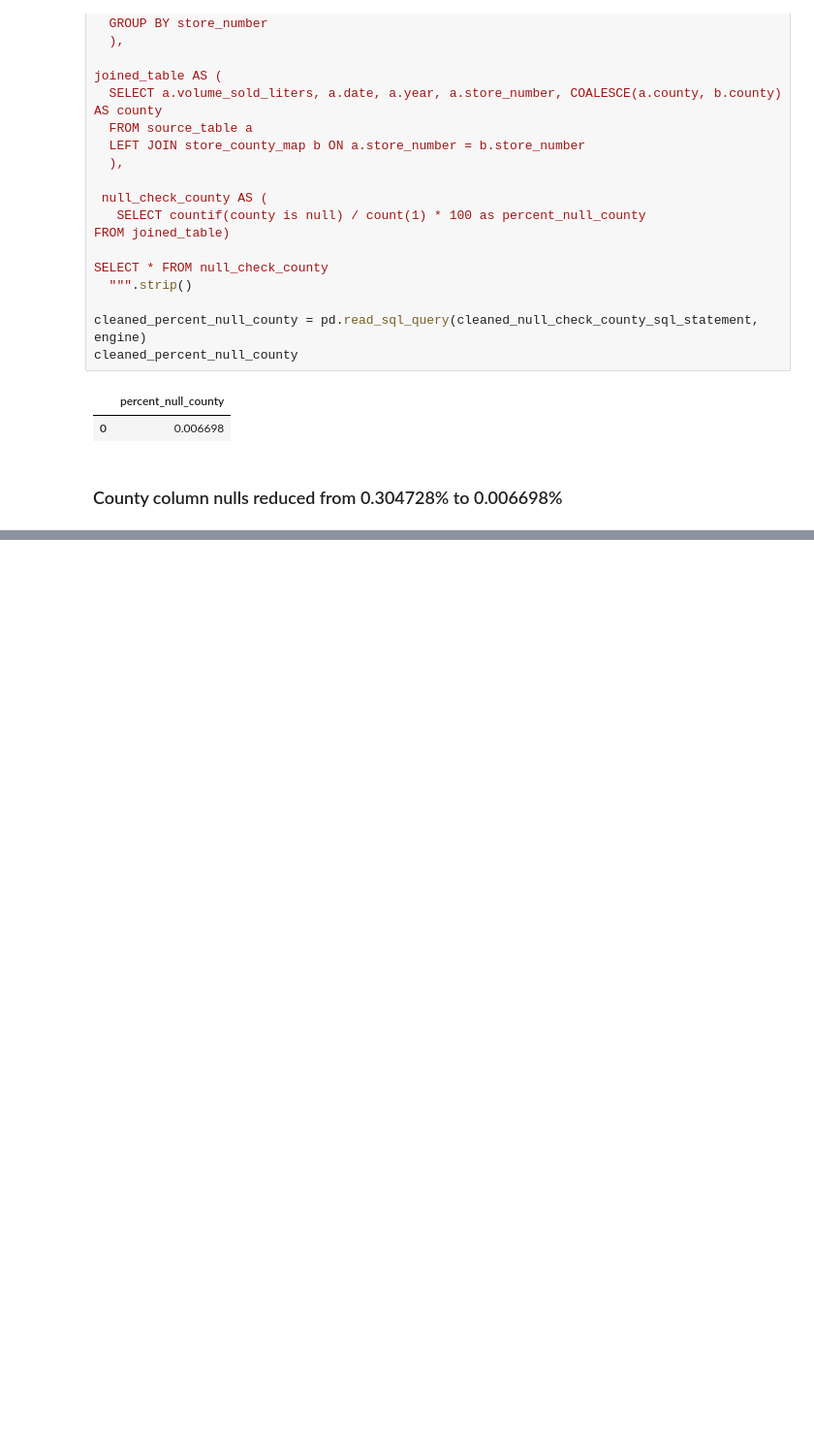
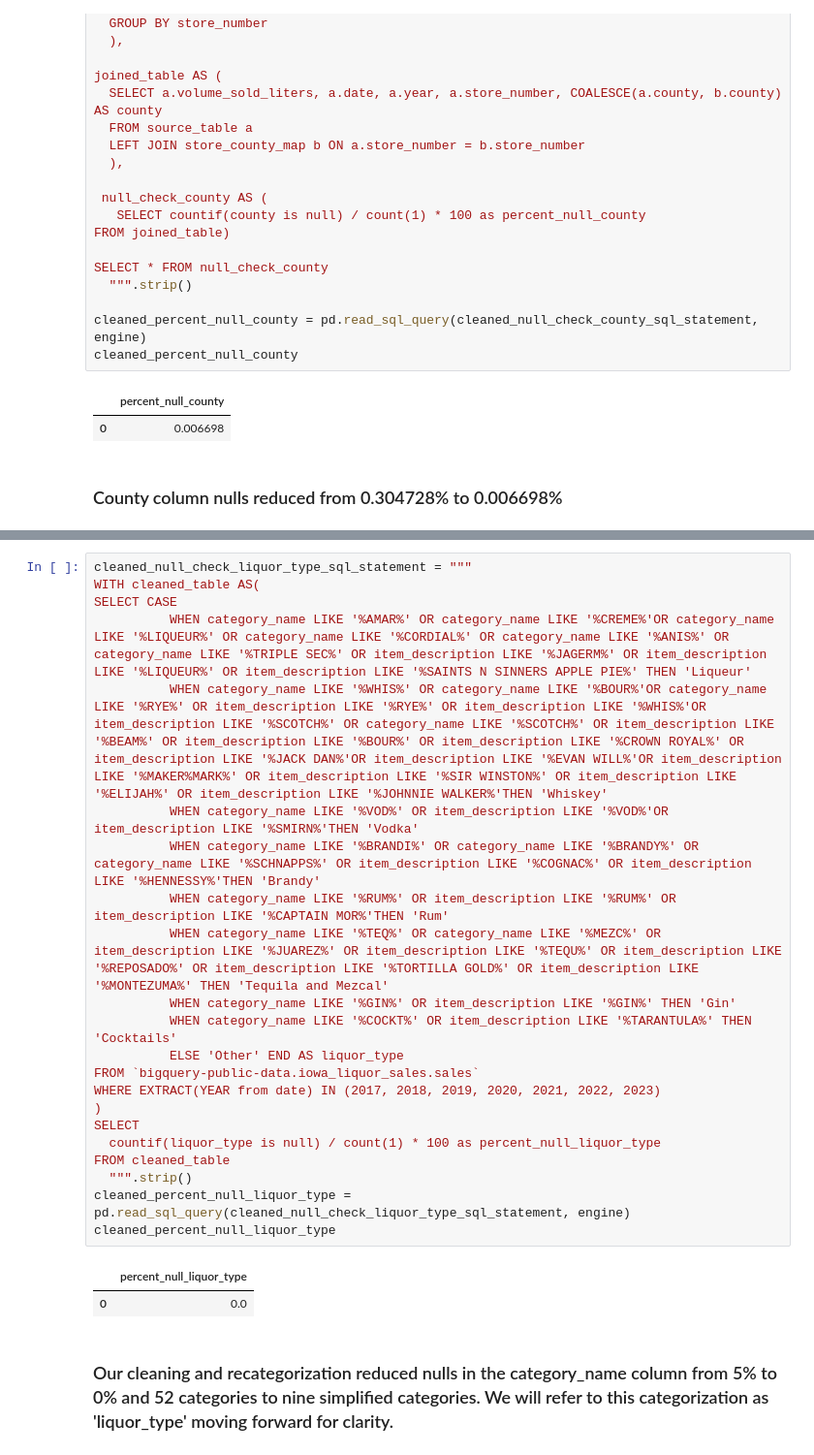
Before and after one commit to amoutafian/iowa_liquor_project, a Jupyter notebook: Iowa_liquor_wrangling.ipynb, the cells around one changed output, grey strips where cells are left out. Shown at 97% size. Cells and saved outputs as stored; diff of their text form; blank space fills up the shorter version.

```diff
--- a/Iowa_liquor_wrangling.ipynb
+++ b/Iowa_liquor_wrangling.ipynb
@@ -147,0 +190,27 @@ cleaned_percent_null_county
+# %%
+cleaned_null_check_liquor_type_sql_statement = """
+WITH cleaned_table AS(
+SELECT CASE
+          WHEN category_name LIKE '%AMAR%' OR category_name LIKE '%CREME%'OR category_name LIKE '%LIQUEUR%' OR category_name LIKE '%CORDIAL%' OR category_name LIKE '%ANIS%' OR category_name LIKE '%TRIPLE SEC%' OR item_description LIKE '%JAGERM%' OR item_description LIKE '%LIQUEUR%' OR item_description LIKE '%SAINTS N SINNERS APPLE PIE%' THEN 'Liqueur'
+          WHEN category_name LIKE '%WHIS%' OR category_name LIKE '%BOUR%'OR category_name LIKE '%RYE%' OR item_description LIKE '%RYE%' OR item_description LIKE '%WHIS%'OR item_description LIKE '%SCOTCH%' OR category_name LIKE '%SCOTCH%' OR item_description LIKE '%BEAM%' OR item_description LIKE '%BOUR%' OR item_description LIKE '%CROWN ROYAL%' OR item_description LIKE '%JACK DAN%'OR item_description LIKE '%EVAN WILL%'OR item_description LIKE '%MAKER%MARK%' OR item_description LIKE '%SIR WINSTON%' OR item_description LIKE '%ELIJAH%' OR item_description LIKE '%JOHNNIE WALKER%'THEN 'Whiskey'
+          WHEN category_name LIKE '%VOD%' OR item_description LIKE '%VOD%'OR item_description LIKE '%SMIRN%'THEN 'Vodka'
+          WHEN category_name LIKE '%BRANDI%' OR category_name LIKE '%BRANDY%' OR category_name LIKE '%SCHNAPPS%' OR item_description LIKE '%COGNAC%' OR item_description LIKE '%HENNESSY%'THEN 'Brandy'
+          WHEN category_name LIKE '%RUM%' OR item_description LIKE '%RUM%' OR item_description LIKE '%CAPTAIN MOR%'THEN 'Rum'
+          WHEN category_name LIKE '%TEQ%' OR category_name LIKE '%MEZC%' OR item_description LIKE '%JUAREZ%' OR item_description LIKE '%TEQU%' OR item_description LIKE '%REPOSADO%' OR item_description LIKE '%TORTILLA GOLD%' OR item_description LIKE '%MONTEZUMA%' THEN 'Tequila and Mezcal'
+          WHEN category_name LIKE '%GIN%' OR item_description LIKE '%GIN%' THEN 'Gin'
+          WHEN category_name LIKE '%COCKT%' OR item_description LIKE '%TARANTULA%' THEN 'Cocktails'
+          ELSE 'Other' END AS liquor_type
+FROM `bigquery-public-data.iowa_liquor_sales.sales`
+WHERE EXTRACT(YEAR from date) IN (2017, 2018, 2019, 2020, 2021, 2022, 2023)
+)
+SELECT
+  countif(liquor_type is null) / count(1) * 100 as percent_null_liquor_type
+FROM cleaned_table
+  """.strip()
+cleaned_percent_null_liquor_type = pd.read_sql_query(cleaned_null_check_liquor_type_sql_statement, engine)
+cleaned_percent_null_liquor_type
+# %% [output]
+|  | percent_null_liquor_type |
+| 0 | 0.0 |
+# %% [markdown]
+### Our cleaning and recategorization reduced nulls in the category_name column from 5% to 0% and 52 categories to nine simplified categories. We will refer to this categorization as 'liquor_type' moving forward for clarity.
```
Also changed, not shown: parts of 3 cells of this notebook, 7 other files.
